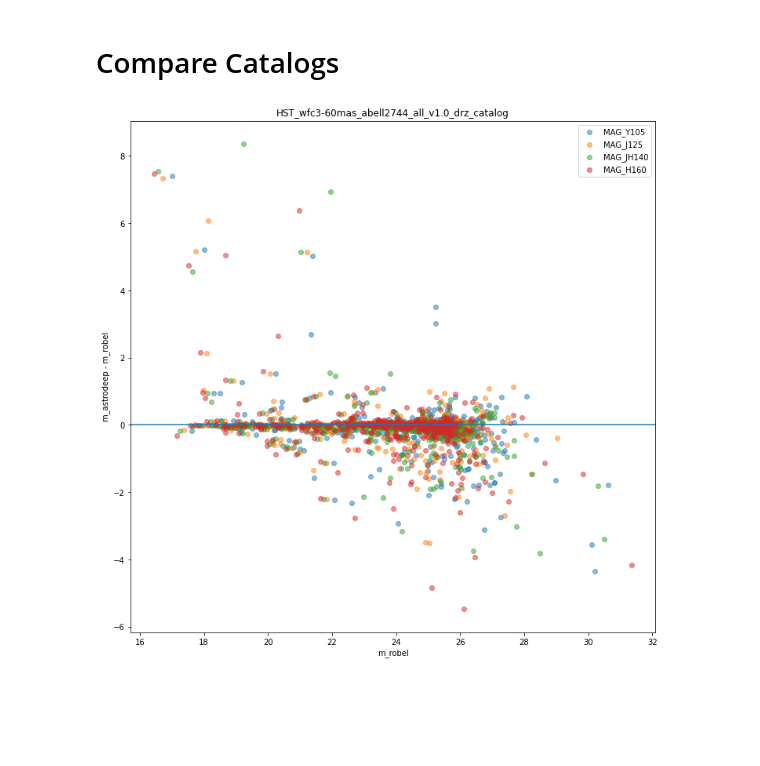
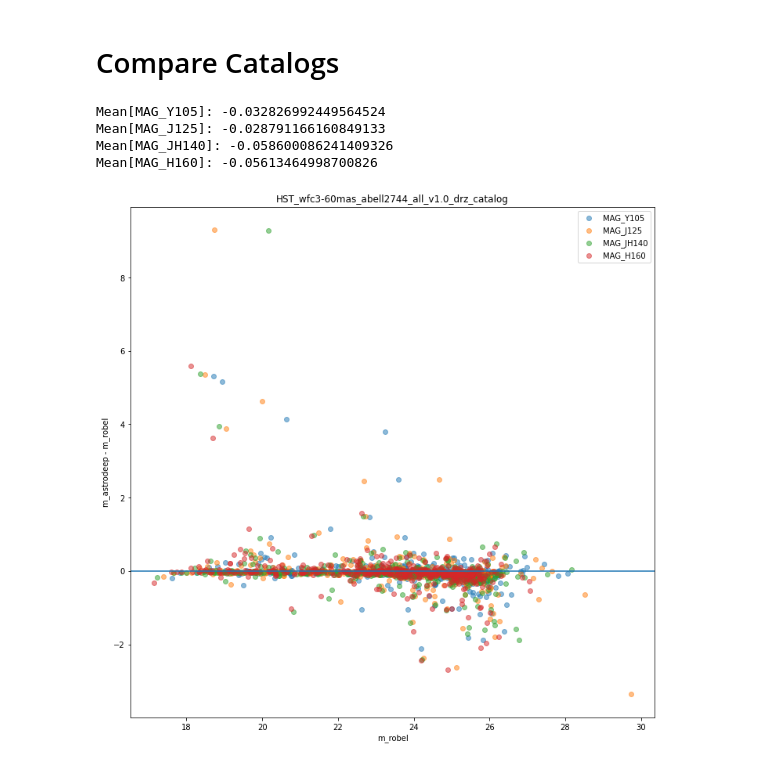
Before and after one commit to crawfordsm/lcbg, a Jupyter notebook: notebooks/initial_photometry/reproduce_astrodeep_abell2744_cat.ipynb, the cells around one changed output. Saved outputs shown, nothing was run; the diff lists cells and outputs as text; code cells hidden in the pictures; blank space fills up the shorter version.

```diff
--- a/notebooks/initial_photometry/reproduce_astrodeep_abell2744_cat.ipynb
+++ b/notebooks/initial_photometry/reproduce_astrodeep_abell2744_cat.ipynb
@@ -174,29 +182,41 @@ f160w
 # %%
 astro_deep_cat = Table.read("https://stsci.box.com/shared/static/2dsckrbt7b4eocl2v2mot9ssso0stc11.cat", format="ascii")
 # %%
-
+coords = []
 for filt, ad_filt in zip(filter_list, ad_filter_list):
     cat = Table.read("hlsp_frontier_hst_wfc3-60mas_abell2744_{}_v1.0_drz_catalog.csv".format(filt), format='ascii.csv')
 
     ad_values = []
     cat_values = []
     for row in cat:
         ra, dec = [float(i) for i in row['sky_centroid'].split(',')]
         mag = row['ab_mag']
 
-        idx = ((astro_deep_cat['RA'] - ra)**2 + (astro_deep_cat['DEC'] - dec)**2).argmin()
+        coord_delta = ((astro_deep_cat['RA'] - ra)**2 + (astro_deep_cat['DEC'] - dec)**2)
+        idx = coord_delta.argmin()
+
+        if coord_delta[idx] > 1e-8:
+            continue
+
         ad_mag = astro_deep_cat[idx][ad_filt]
 
         if ad_mag < 99 and  -10 < (ad_mag - mag) < 10:
             ad_values.append(ad_mag - mag)
             cat_values.append(mag)
 
     plt.scatter(cat_values, ad_values, alpha=0.5, label=ad_filt)
+    print("Mean[{}]:".format(ad_filt), np.array(ad_values).mean())
 
 plt.axhline(0)
 plt.legend()
 plt.title("HST_wfc3-60mas_abell2744_all_v1.0_drz_catalog")
 plt.xlabel("m_robel")
 plt.ylabel("m_astrodeep - m_robel");
+
+#plt.savefig('HST_wfc3-60mas_abell2744_all_v1.0_drz_catalog.png', dpi=500)
 # %% [output]
+Mean[MAG_Y105]: -0.032826992449564524
+Mean[MAG_J125]: -0.028791166160849133
+Mean[MAG_JH140]: -0.058600086241409326
+Mean[MAG_H160]: -0.05613464998700826
-[figure, old version]
+[figure, new version]
```
Also changed, not shown: parts of 3 cells of this notebook, 12 other files.
